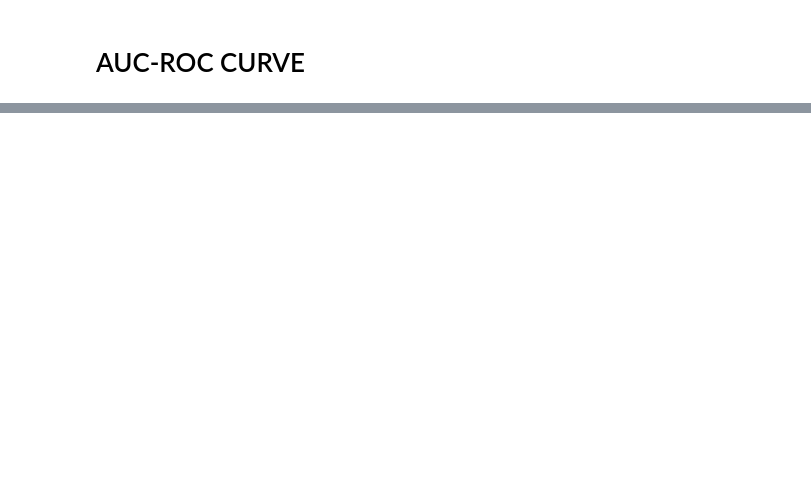
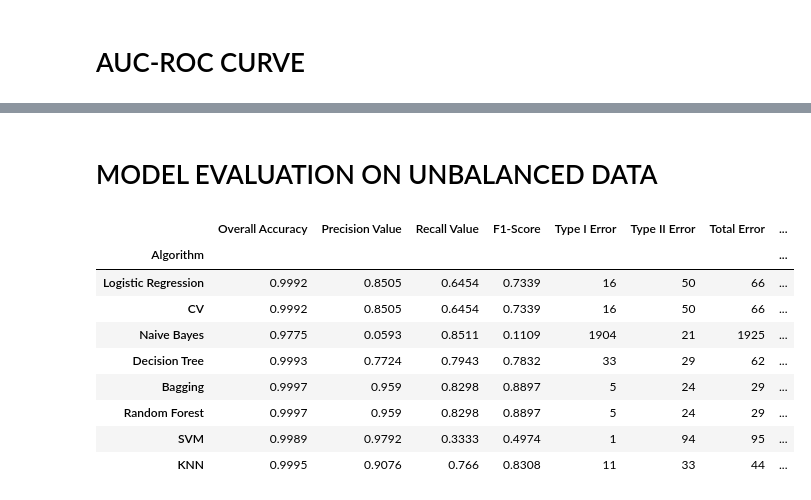
Before and after one commit to Rachit005/Python, a Jupyter notebook: Credit Card Fraud Analysis/Credit Card.ipynb, the cells around one changed output, grey strips where cells are left out. Drawn from its saved outputs; the diff is of its cells as text; code cells hidden in the pictures; blank space fills up the shorter version.

```diff
--- a/Credit Card Fraud Analysis/Credit Card.ipynb
+++ b/Credit Card Fraud Analysis/Credit Card.ipynb
@@ -127,0 +382,10 @@ Accuracy of Model : 0.9775
+# %%
+Y_pred_svm = SVM(X_train, Y_train, X_test)
+l = metric(Y_test, Y_pred_svm)
+
+j = 0
+for i in result.columns:
+    result.loc['SVM',i] = l[j]
+    j += 1
+
+prediction['SVM'] = Y_pred_svm
@@ -127,0 +410,17 @@ Accuracy of Model : 0.9775
+# %%
+from sklearn.neighbors import KNeighborsClassifier
+
+knn = KNeighborsClassifier(23, metric = 'euclidean')
+def KNN(X_tr, Y_tr, X_te):
+    knn.fit(X_tr, Y_tr)
+    return(knn.predict(X_te))
+# %%
+Y_pred_knn = KNN(X_train, Y_train, X_test)
+l = metric(Y_test, Y_pred_knn)
+
+j = 0
+for i in result.columns:
+    result.loc['KNN',i] = l[j]
+    j += 1
+
+prediction['KNN'] = Y_pred_knn
@@ -239,10 +519,0 @@ Accuracy Score : 0.952
-# %%
-from sklearn.model_selection import KFold, cross_val_score
-
-folds = KFold(n_splits = 5, random_state = 10, shuffle = True)
-lr_cv = LogisticRegression(max_iter = 200)
-result = cross_val_score(estimator = lr_cv, X = X_train, y = Y_train, cv = folds)
-
-print('Result of each Iterations')
-print(result)
-print('\nMean of results :',round(result.mean(),4))
@@ -486,0 +758,15 @@ plt.show()
+# %% [markdown]
+# MODEL EVALUATION ON UNBALANCED DATA
+# %%
+result.head(8)
+# %% [output]
+|  | Overall Accuracy | Precision Value | Recall Value | F1-Score | Type I Error | Type II Error | Total Error | ... |
+| Algorithm |  |  |  |  |  |  |  | ... |
+| Logistic Regression | 0.9992 | 0.8505 | 0.6454 | 0.7339 | 16 | 50 | 66 | ... |
+| CV | 0.9992 | 0.8505 | 0.6454 | 0.7339 | 16 | 50 | 66 | ... |
+| Naive Bayes | 0.9775 | 0.0593 | 0.8511 | 0.1109 | 1904 | 21 | 1925 | ... |
+| Decision Tree | 0.9993 | 0.7724 | 0.7943 | 0.7832 | 33 | 29 | 62 | ... |
+| Bagging | 0.9997 | 0.959 | 0.8298 | 0.8897 | 5 | 24 | 29 | ... |
+| Random Forest | 0.9997 | 0.959 | 0.8298 | 0.8897 | 5 | 24 | 29 | ... |
+| SVM | 0.9989 | 0.9792 | 0.3333 | 0.4974 | 1 | 94 | 95 | ... |
+| KNN | 0.9995 | 0.9076 | 0.766 | 0.8308 | 11 | 33 | 44 | ... |
```
Also changed, not shown: parts of 89 cells of this notebook, 1 other file.
